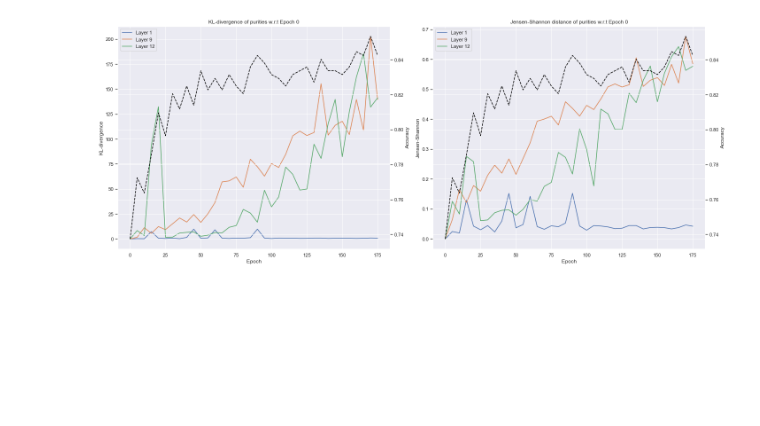
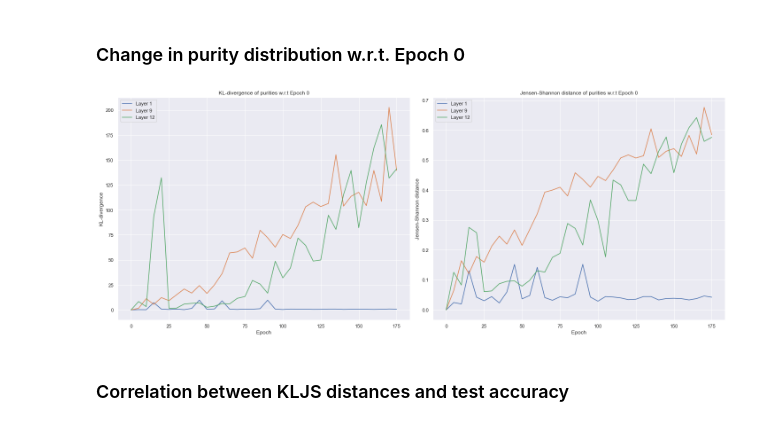
Before and after one commit to tdavislab/TopoBERT, a Jupyter notebook: notebooks/impuritiesv3.ipynb, the cells around one changed output. Saved outputs shown, nothing was run; the diff lists cells and outputs as text; code cells hidden in the pictures; blank space fills up the shorter version.

```diff
--- a/notebooks/impuritiesv3.ipynb
+++ b/notebooks/impuritiesv3.ipynb
@@ -82,7 +82,7 @@ def elbow_eps(data):
     distances, indices = nbrs.kneighbors(data)
     distances = np.sort(distances, axis=0)[::-1]
     kneedle = kneed.KneeLocator(distances[:, 1], np.linspace(0, 1, num=len(distances)), curve='convex', direction='decreasing')
-    eps = kneedle.knee * 0.75 if kneedle.knee else 5
+    eps = kneedle.knee * 0.75 if kneedle.knee else 1
     return eps
 
 
@@ -345,3 +362,5 @@ def plot_kljs_labelled(purity_dfs, plot_labels, axes):
+# %% [markdown]
+### Change in purity distribution w.r.t. Epoch 0
 # %%
 purity_dfs = []
 plot_labels = []
@@ -366,25 +385,31 @@ for layer in LAYERS:
 
     purity_dfs.append(nodewise_purities)
     plot_labels.append(f'Layer {layer}')
-
-fig, axes = plt.subplots(nrows=1, ncols=2, figsize=(20, 8))
-plot_kljs_labelled(purity_dfs, plot_labels, axes)
-
-
-acc_ax1 = axes[0].twinx()
-acc_ax1.set_ylabel('Accuracy')
-acc_ax1.plot(np.arange(0, NUM_EPOCHS, EPOCH_GAP), accuracies, linestyle='--', color='black')
-# acc_ax1.set_ylim(0, 1)
-# acc_ax.legend()
-
-acc_ax2 = axes[1].twinx()
-acc_ax2.plot(np.arange(0, NUM_EPOCHS, EPOCH_GAP), accuracies, linestyle='--', color='black')
-acc_ax2.set_ylabel('Accuracy')
-# acc_ax2.set_ylim(0, 1)
-
-fig.tight_layout()
-
-plt.savefig(f'images/kljs/kl_js_distances_{DATASET}_{DATA}.png', dpi=300)
-# plt.close()
-# %% [output]
-[figure, removed]
+# %%
+
+fig, axes = plt.subplots(nrows=1, ncols=2, figsize=(20, 8))
+kl_divs, jen_shannons = plot_kljs_labelled(purity_dfs, plot_labels, axes)
+
+
+# acc_ax1 = axes[0].twinx()
+# acc_ax1.set_ylabel('Accuracy')
+# acc_ax1.plot(np.arange(0, NUM_EPOCHS, EPOCH_GAP), accuracies, linestyle='--', color='black', label='Accuracy')
+# # acc_ax1.set_ylim(0, 1)
+# # acc_ax.legend()
+
+# acc_ax2 = axes[1].twinx()
+# acc_ax2.plot(np.arange(0, NUM_EPOCHS, EPOCH_GAP), accuracies, linestyle='--', color='black', label='Accuracy')
+# acc_ax2.set_ylabel('Accuracy')
+# # acc_ax2.set_ylim(0, 1)
+
+# acc_ax1.legend()
+# acc_ax2.legend()
+
+fig.tight_layout()
+
+plt.savefig(f'images/kljs/kl_js_distances_{DATASET}_{DATA}.png', dpi=300)
+# plt.close()
+# %% [output]
+[figure, added]
+# %% [markdown]
+### Correlation between KLJS distances and test accuracy
```
Also changed, not shown: parts of 8 cells of this notebook, 7 other files.
